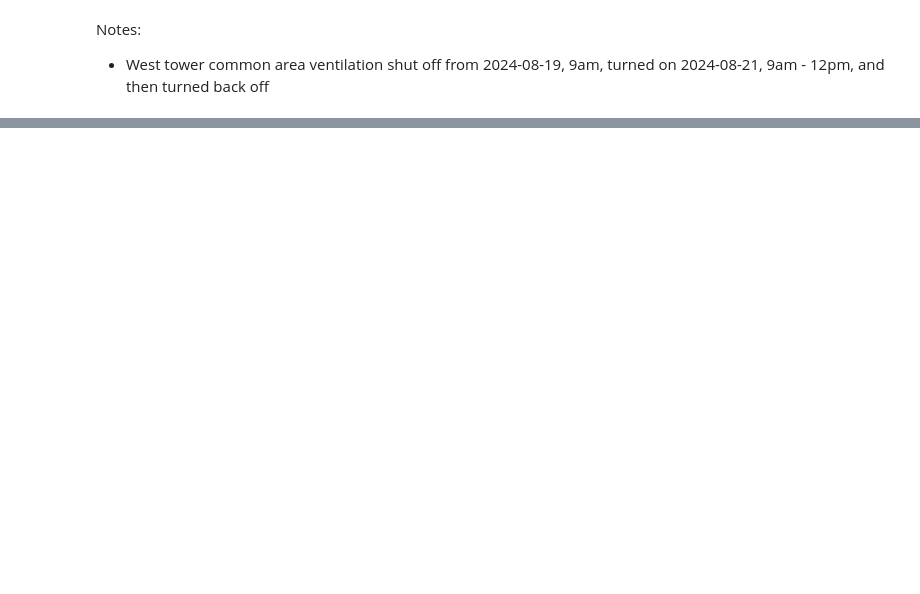
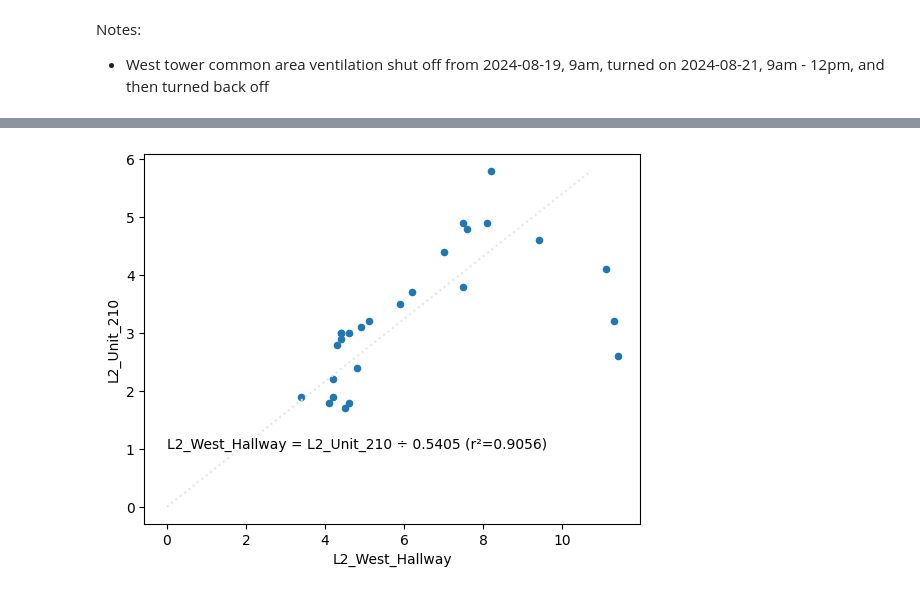
Before and after one commit to jackgene/trellis-aq, a Jupyter notebook: Air Quality Analysis.ipynb, the cells around one changed output, grey strips where cells are left out. Saved outputs shown, nothing was run; the diff lists cells and outputs as text; code cells hidden in the pictures; blank space fills up the shorter version.

```diff
--- a/Air Quality Analysis.ipynb
+++ b/Air Quality Analysis.ipynb
@@ -93,0 +106,8 @@ ax = pm25_df.resample("5min").interpolate(method="akima").plot()
+# %%
+display_correlation(
+    df, tgt="L2_West_Hallway", src="L2_Unit_210",
+    start_incl=datetime.datetime.fromisoformat("2024-08-22T13:00:00+08.00"),
+    end_excl=datetime.datetime.fromisoformat("2024-08-23T15:00:00+08.00")
+)
+# %% [output]
+[figure, added]
```
Also changed, not shown: parts of 9 cells of this notebook, 3 other files.
